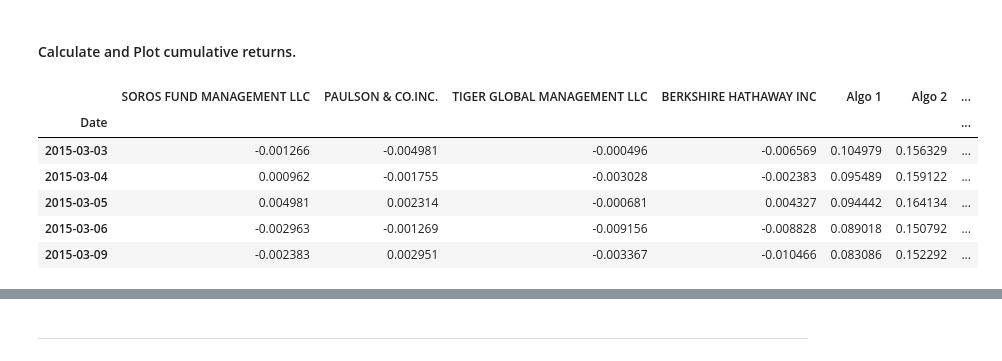
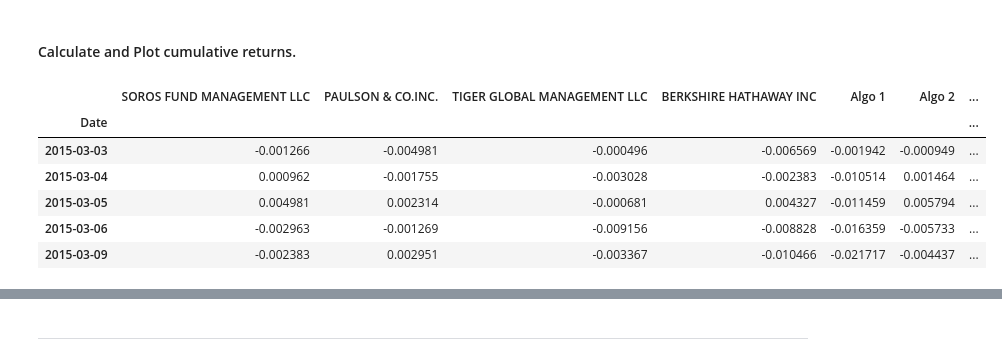
Before and after one commit to JDY320/04-pandas_homework, a Jupyter notebook: whale_analysis.ipynb, the cells around one changed output, grey strips where cells are left out. Saved outputs shown, nothing was run; the diff lists cells and outputs as text; code cells hidden in the pictures.

```diff
--- a/whale_analysis.ipynb
+++ b/whale_analysis.ipynb
@@ -204,23 +204,27 @@ combined_df.plot(figsize=(20,10),title = 'All Daily Returns')
 #### Calculate and Plot cumulative returns.
 # %%
 # Calculate cumulative returns of all portfolios
-whale_cumulative_returns = ((1+whale_df).cumprod()-1)
-algo_cumulative_returns = ((1+algo_returns_df).cumprod()-1)
-sp500_cumulative_returns = ((1+sp500_returns['S&P500']).cumprod()-1)
+combined_cum_returns = (1+combined_df).cumprod()-1
+
+#### Commented this out, calculating seperate cumulative returns on the portfolio data produces inconsistent time frames and produces skewed data...
+#whale_cumulative_returns = (1+whale_df).cumprod()-1
+#algo_cumulative_returns = (1+algo_returns_df).cumprod()-1
+#sp500_cumulative_returns = (1+sp500_returns).cumprod()-1
 
 # Combine cumulative returns into 1 df
-combined_cum_returns = pd.concat([whale_cumulative_returns,algo_cumulative_returns,sp500_cumulative_returns],axis=1)
-combined_cum_returns.dropna(inplace=True)
+# this is done with above code, if we used the commented out code, could run the following to combine cumulative returns into 1 df...
+# combined_cum_returns = pd.concat([whale_cumulative_returns,algo_cumulative_returns,sp500_cumulative_returns],axis=1)
+# combined_cum_returns.dropna(inplace=True)
 
 combined_cum_returns.head()
 # %% [output]
 |  | SOROS FUND MANAGEMENT LLC | PAULSON & CO.INC. | TIGER GLOBAL MANAGEMENT LLC | BERKSHIRE HATHAWAY INC | Algo 1 | Algo 2 | ... |
 | Date |  |  |  |  |  |  | ... |
-| 2015-03-03 | -0.001266 | -0.004981 | -0.000496 | -0.006569 | 0.104979 | 0.156329 | ... |
-| 2015-03-04 | 0.000962 | -0.001755 | -0.003028 | -0.002383 | 0.095489 | 0.159122 | ... |
-| 2015-03-05 | 0.004981 | 0.002314 | -0.000681 | 0.004327 | 0.094442 | 0.164134 | ... |
-| 2015-03-06 | -0.002963 | -0.001269 | -0.009156 | -0.008828 | 0.089018 | 0.150792 | ... |
-| 2015-03-09 | -0.002383 | 0.002951 | -0.003367 | -0.010466 | 0.083086 | 0.152292 | ... |
+| 2015-03-03 | -0.001266 | -0.004981 | -0.000496 | -0.006569 | -0.001942 | -0.000949 | ... |
+| 2015-03-04 | 0.000962 | -0.001755 | -0.003028 | -0.002383 | -0.010514 | 0.001464 | ... |
+| 2015-03-05 | 0.004981 | 0.002314 | -0.000681 | 0.004327 | -0.011459 | 0.005794 | ... |
+| 2015-03-06 | -0.002963 | -0.001269 | -0.009156 | -0.008828 | -0.016359 | -0.005733 | ... |
+| 2015-03-09 | -0.002383 | 0.002951 | -0.003367 | -0.010466 | -0.021717 | -0.004437 | ... |
 # %%
 # Plot cumulative returns
 combined_cum_returns.plot(figsize=(20,10))
```
Also changed, not shown: parts of 23 cells of this notebook, 5 other files.
